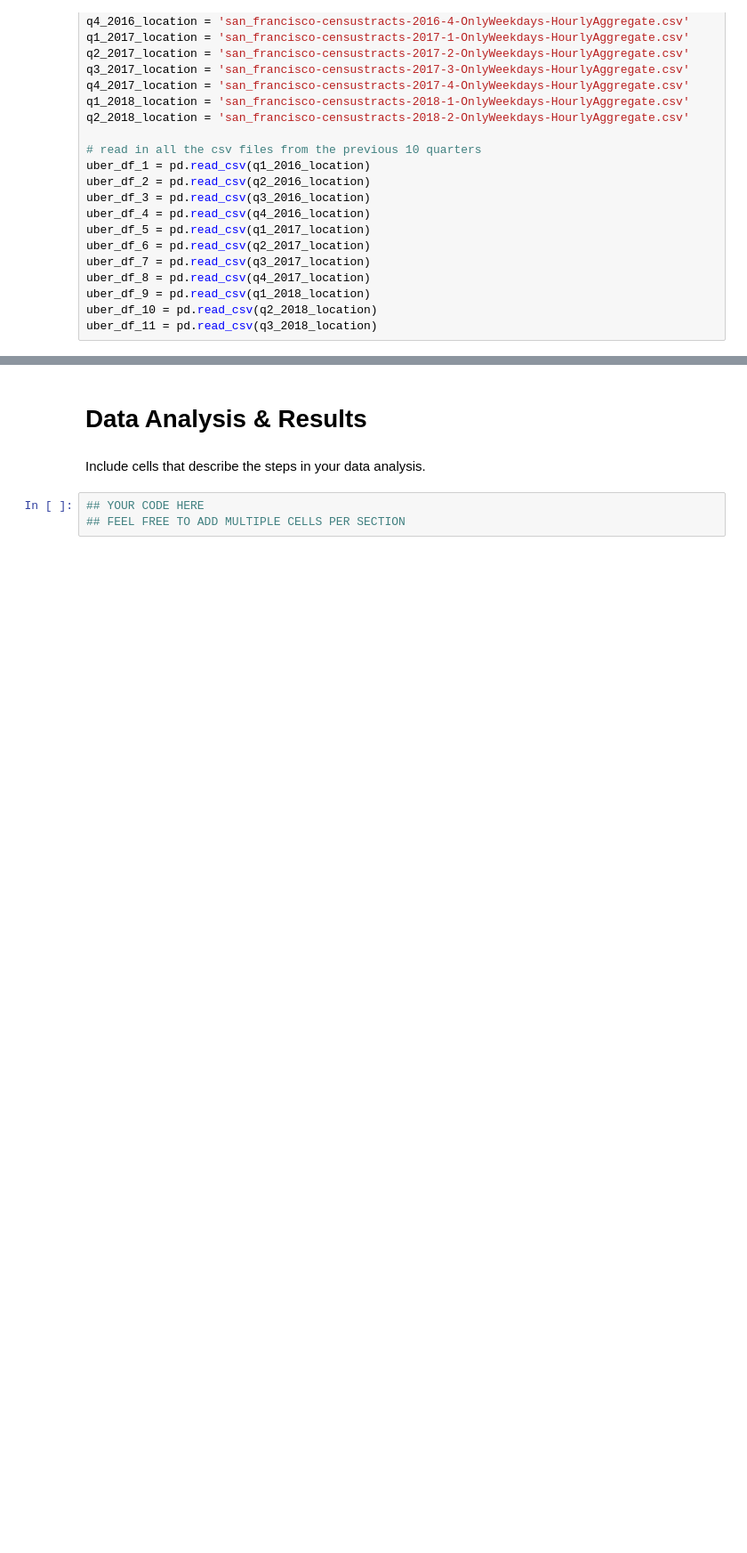
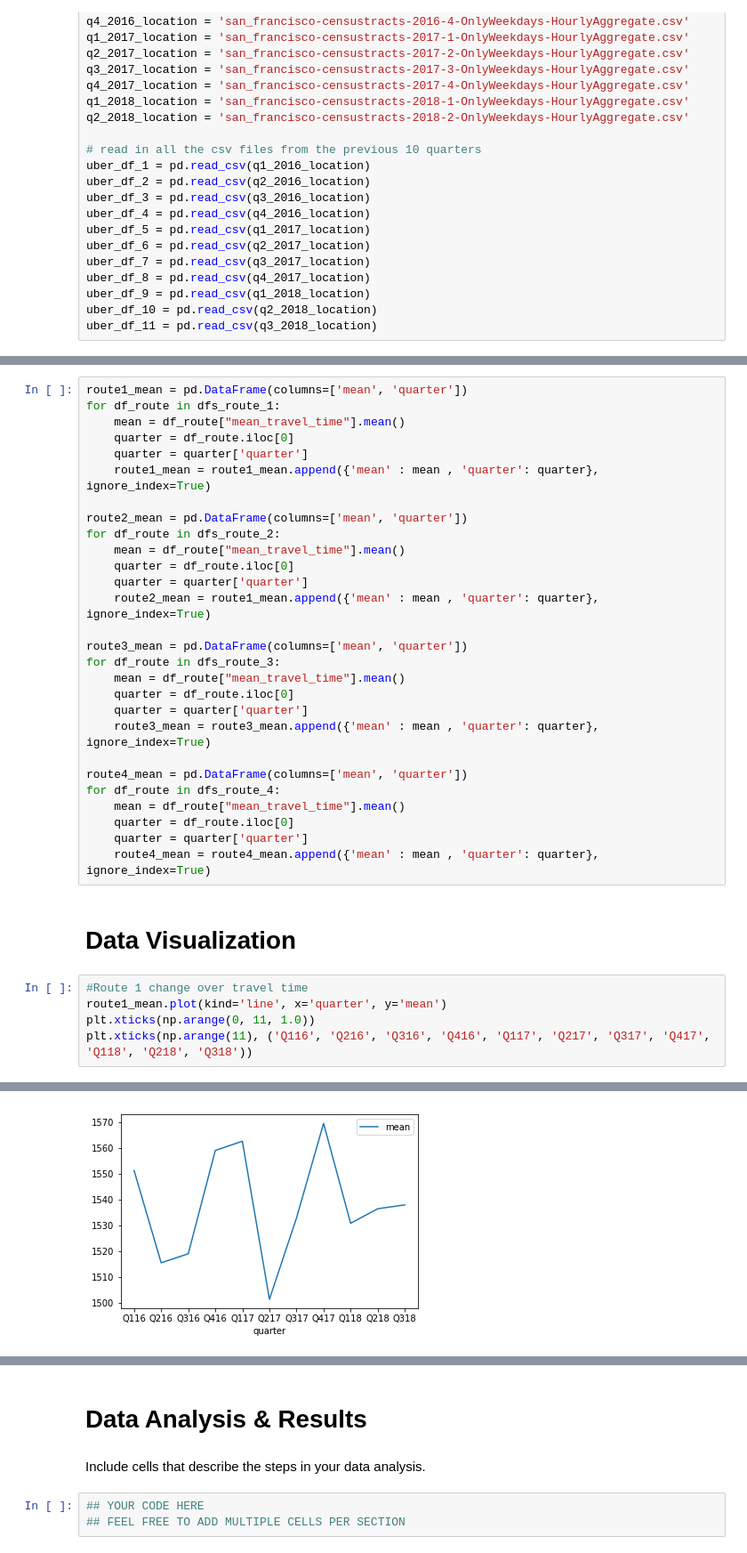
Before and after one commit to M20190649/COGS-108-Final-Project, a Jupyter notebook: final-project.ipynb, the cells around one changed output, grey strips where cells are left out. Shown: that part at 89% size. Cells and saved outputs as stored; diff of their text form; blank space fills up the shorter version.

Commit message:
Add files via upload
add exploratory data

```diff
--- a/final-project.ipynb
+++ b/final-project.ipynb
@@ -396,3 +405,39 @@ for df_route in [dfs_route_1, dfs_route_2, dfs_route_3, dfs_route_4]:
 50%                        560.965000
 75%                        689.572500
 max                        818.180000
+# %%
+route1_mean = pd.DataFrame(columns=['mean', 'quarter'])
+for df_route in dfs_route_1:
+    mean = df_route["mean_travel_time"].mean()
+    quarter = df_route.iloc[0]
+    quarter = quarter['quarter']
+    route1_mean = route1_mean.append({'mean' : mean , 'quarter': quarter}, ignore_index=True)
+
+route2_mean = pd.DataFrame(columns=['mean', 'quarter'])
+for df_route in dfs_route_2:
+    mean = df_route["mean_travel_time"].mean()
+    quarter = df_route.iloc[0]
+    quarter = quarter['quarter']
+    route2_mean = route1_mean.append({'mean' : mean , 'quarter': quarter}, ignore_index=True)
+
+route3_mean = pd.DataFrame(columns=['mean', 'quarter'])
+for df_route in dfs_route_3:
+    mean = df_route["mean_travel_time"].mean()
+    quarter = df_route.iloc[0]
+    quarter = quarter['quarter']
+    route3_mean = route3_mean.append({'mean' : mean , 'quarter': quarter}, ignore_index=True)
+
+route4_mean = pd.DataFrame(columns=['mean', 'quarter'])
+for df_route in dfs_route_4:
+    mean = df_route["mean_travel_time"].mean()
+    quarter = df_route.iloc[0]
+    quarter = quarter['quarter']
+    route4_mean = route4_mean.append({'mean' : mean , 'quarter': quarter}, ignore_index=True)
+# %% [markdown]
+# Data Visualization
+# %%
+#Route 1 change over travel time
+route1_mean.plot(kind='line', x='quarter', y='mean')
+plt.xticks(np.arange(0, 11, 1.0))
+plt.xticks(np.arange(11), ('Q116', 'Q216', 'Q316', 'Q416', 'Q117', 'Q217', 'Q317', 'Q417', 'Q118', 'Q218', 'Q318'))
+# %% [output]
@@ -398,0 +456 @@ max                        818.180000
+[figure, added]
```
Also changed, not shown: parts of 12 cells of this notebook.
